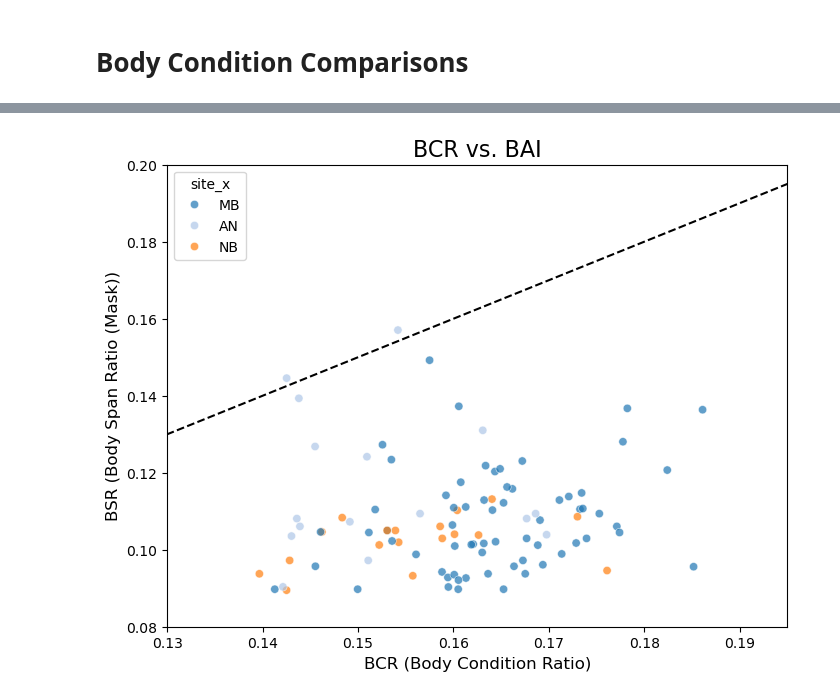
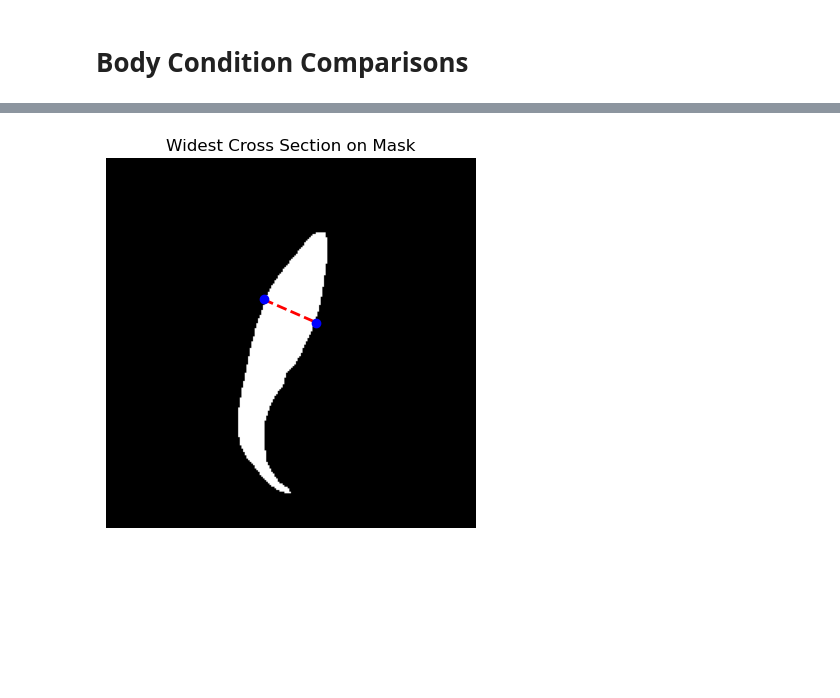
Before and after one commit to alexandradigiacomo/sharkbody_seg, a Jupyter notebook: notebooks/test_offline_eval.ipynb, the cells around one changed output, grey strips where cells are left out. Saved outputs shown, nothing was run; the diff lists cells and outputs as text; code cells hidden in the pictures; blank space fills up the shorter version.

```diff
--- a/notebooks/test_offline_eval.ipynb
+++ b/notebooks/test_offline_eval.ipynb
@@ -587,27 +410,38 @@ merged_df["BSR_mask"] =  bs/tl
-# %%
-# Set up the plot
-plt.figure(figsize=(8, 6))
-
-# Scatter plot for BCR vs. BAI
-sns.scatterplot(data=merged_df, x='BCR', y='BSR_mask', hue='site_x', alpha=0.7, palette='tab20')
-
-# Plot 1:1 line
-min_value = min(merged_df['BCR'].min(), merged_df['BSR_mask'].min())  # Determine the minimum value for the line
-max_value = max(merged_df['BCR'].max(), merged_df['BSR_mask'].max())  # Determine the maximum value for the line
-
-# Plot the 1:1 line
-plt.plot([min_value, max_value], [min_value, max_value], color='black', linestyle='--', label='1:1 Line')
-
-# Adding labels and title
-plt.title('BCR vs. BAI', fontsize=16)
-plt.xlabel('BCR (Body Condition Ratio)', fontsize=12)
-plt.ylabel('BSR (Body Span Ratio (Mask))', fontsize=12)
-
-# take out high leverage
-plt.xlim(0.13, 0.195)
-plt.ylim(0.08, 0.2)
-
-# Show the plot
-plt.show()
-# %% [output]
-[figure, removed]
+# %%
+mask = masks[7]
+
+def plot_cross_sections(mask, cross_section_points):
+    plt.imshow(mask, cmap='gray')
+
+    for forward, backward in cross_section_points:
+        plt.plot([forward[1], backward[1]], [forward[0], backward[0]], 'r-', alpha=0.5)  # Cross section line
+
+    plt.title("Cross-Sectional Lines at 1% Intervals")
+    plt.show()
+
+def plot_widest_cross_section(mask, cross_section_points):
+    # Find the widest cross section
+    widest_pair, max_distance = get_widest_cross_section(cross_section_points)
+
+    # Extract forward and backward points
+    forward, backward = widest_pair
+
+    # Plot the mask
+    plt.imshow(mask, cmap='gray')
+    plt.title('Widest Cross Section on Mask')
+    plt.axis('off')
+
+    # Overlay the line connecting the forward and backward points
+    plt.plot([forward[1], backward[1]], [forward[0], backward[0]], color='red', linewidth=2, linestyle='--')
+
+    # Mark the points
+    plt.scatter([forward[1], backward[1]], [forward[0], backward[0]], color='blue', zorder=5)
+
+    # Show the plot
+    plt.show()
+
+# Example usage
+cross_section_points = get_cross_sectional_points(mask)
+plot_widest_cross_section(mask, cross_section_points)
+# %% [output]
+[figure, added]
```
Also changed, not shown: parts of 35 cells of this notebook.
